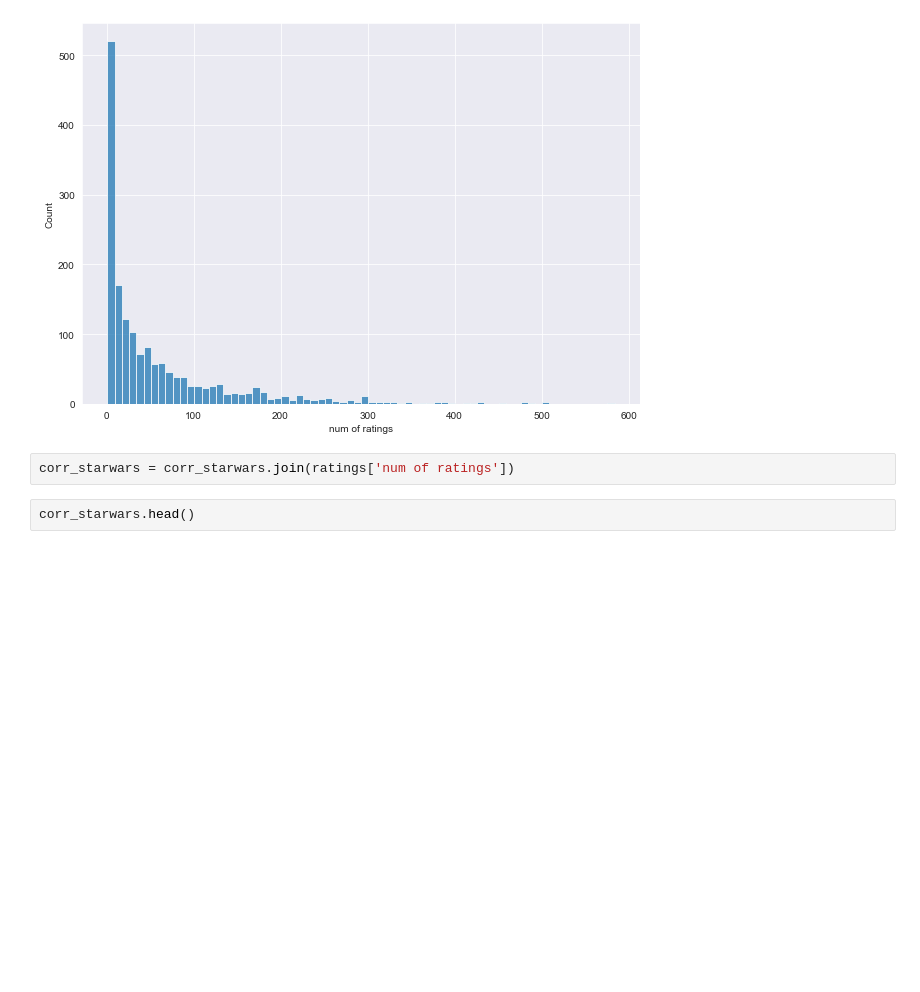
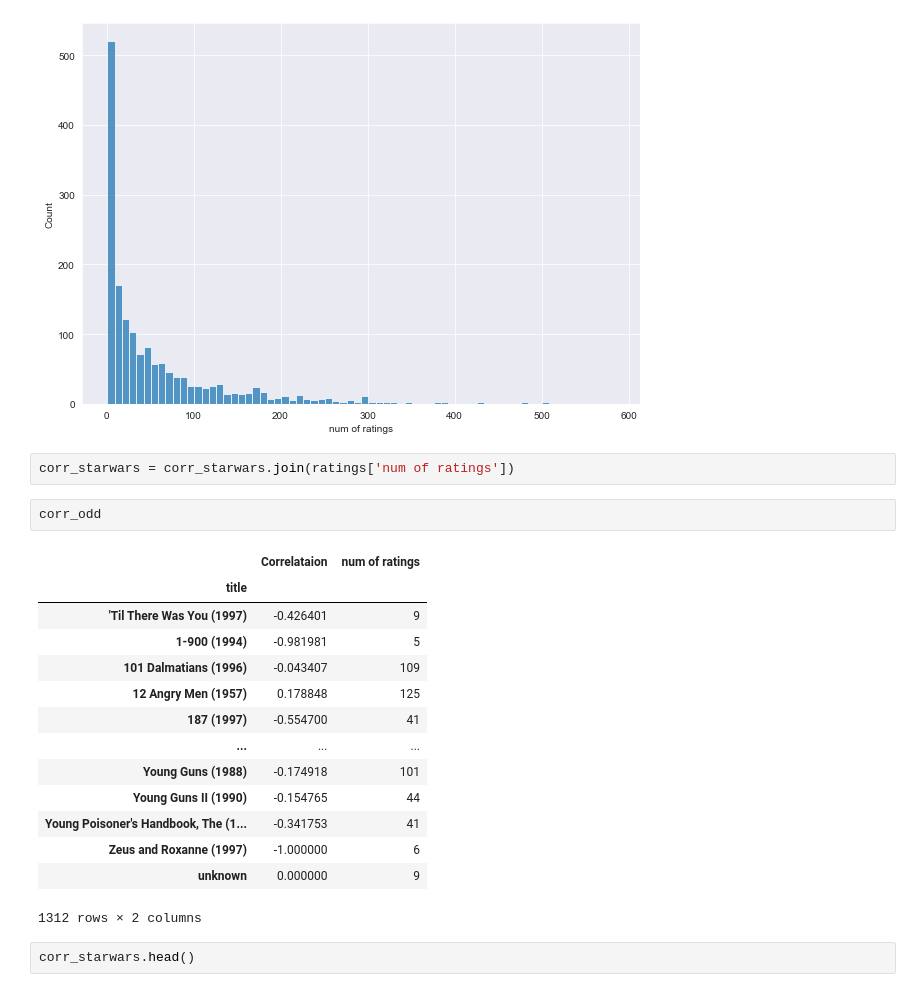
Before and after one commit to shahbazmansahia/DataAnalysisWithPython, a Jupyter notebook: Refactored_Py_DS_ML_Bootcamp-master/19-Recommender-Systems/Recommender Systems Notebook.ipynb, the cells around one changed output. Drawn from its saved outputs; the diff is of its cells as text; blank space fills up the shorter version.

```diff
--- a/Refactored_Py_DS_ML_Bootcamp-master/19-Recommender-Systems/Recommender Systems Notebook.ipynb
+++ b/Refactored_Py_DS_ML_Bootcamp-master/19-Recommender-Systems/Recommender Systems Notebook.ipynb
@@ -271,6 +388,23 @@ sns.histplot(ratings['num of ratings'], bins = 70)
 [figure]
 # %%
 corr_starwars = corr_starwars.join(ratings['num of ratings'])
+# %%
+corr_odd
+# %% [output]
+|  | Correlataion | num of ratings |
+| title |  |  |
+| 'Til There Was You (1997) | -0.426401 | 9 |
+| 1-900 (1994) | -0.981981 | 5 |
+| 101 Dalmatians (1996) | -0.043407 | 109 |
+| 12 Angry Men (1957) | 0.178848 | 125 |
+| 187 (1997) | -0.554700 | 41 |
+| ... | ... | ... |
+| Young Guns (1988) | -0.174918 | 101 |
+| Young Guns II (1990) | -0.154765 | 44 |
+| Young Poisoner's Handbook, The (1... | -0.341753 | 41 |
+| Zeus and Roxanne (1997) | -1.000000 | 6 |
+| unknown | 0.000000 | 9 |
+1312 rows × 2 columns
 # %%
 corr_starwars.head()
 # %% [output]
```
Also changed, not shown: parts of 11 cells of this notebook, 43 other files.
